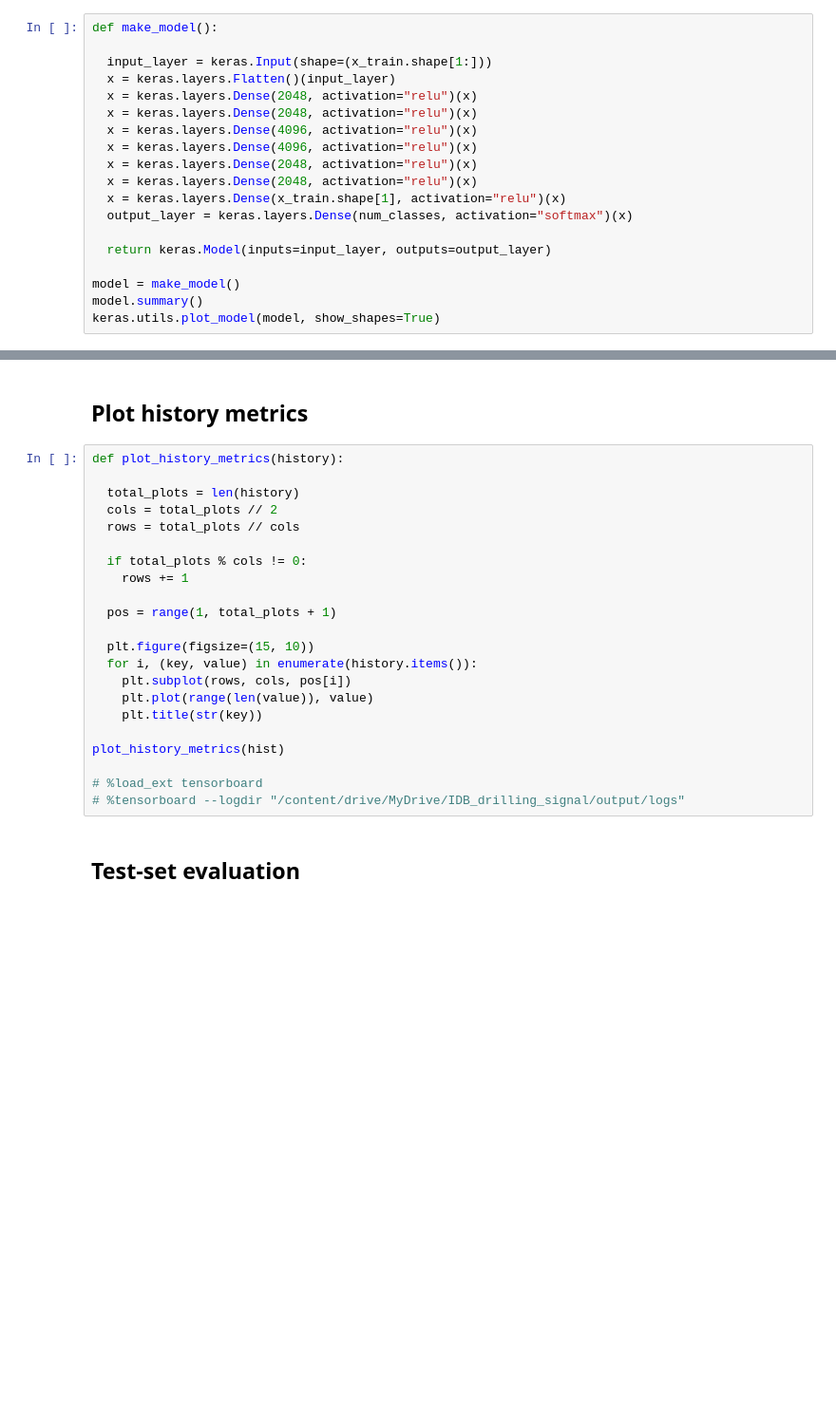
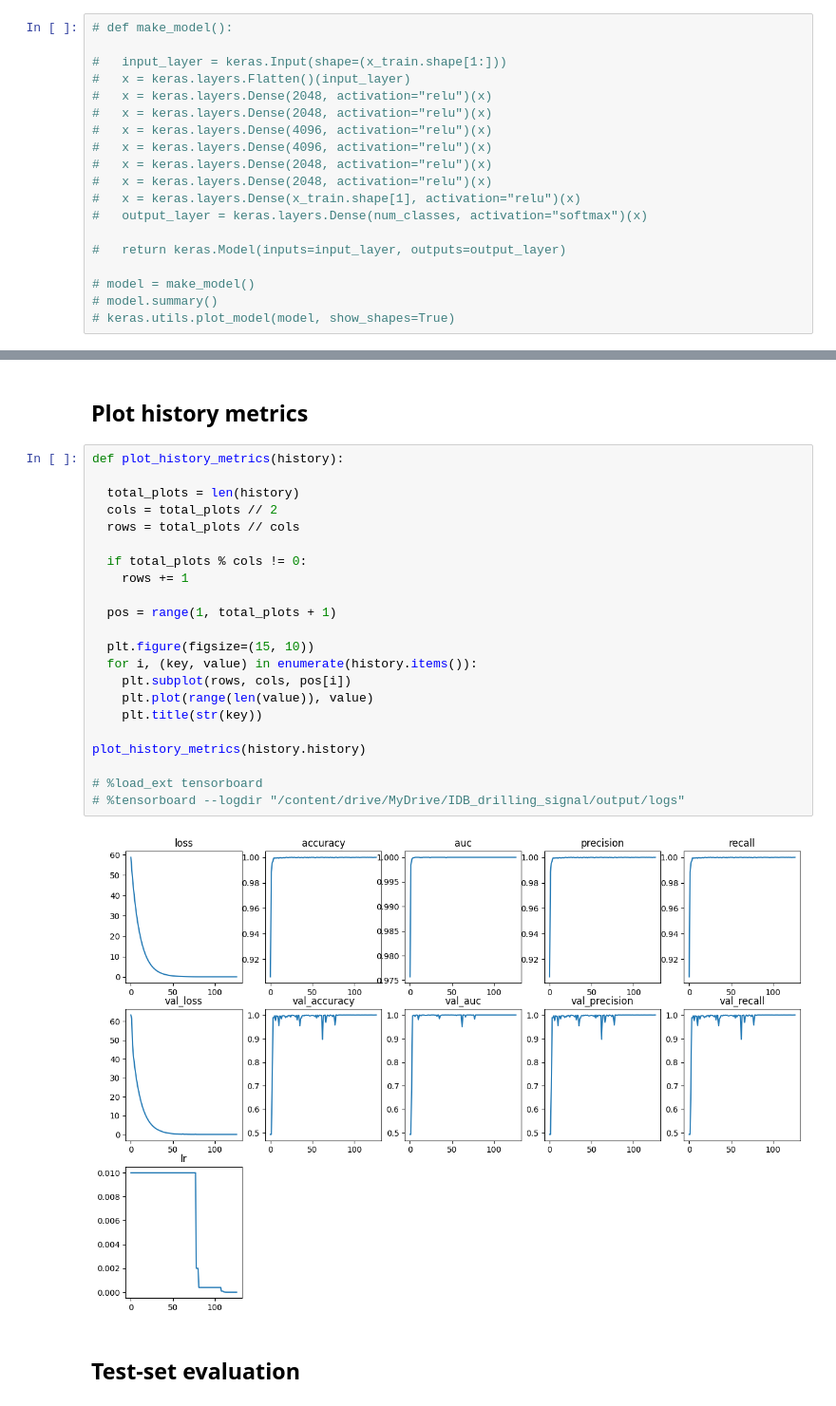
Before and after one commit to sunwucheng/IDB_drilling_signal, a Jupyter notebook: IDB_drilling_signal.ipynb, the cells around one changed output, grey strips where cells are left out. Shown at 95% size. Saved outputs shown, nothing was run; the diff lists cells and outputs as text; blank space fills up the shorter version.

```diff
--- a/IDB_drilling_signal.ipynb
+++ b/IDB_drilling_signal.ipynb
@@ -468,24 +560,24 @@ from tensorflow import keras
 # %% [markdown]
 ## 1D pure FC model
 # %%
-def make_model():
+# def make_model():
 
-  input_layer = keras.Input(shape=(x_train.shape[1:]))
-  x = keras.layers.Flatten()(input_layer)
-  x = keras.layers.Dense(2048, activation="relu")(x)
-  x = keras.layers.Dense(2048, activation="relu")(x)
-  x = keras.layers.Dense(4096, activation="relu")(x)
-  x = keras.layers.Dense(4096, activation="relu")(x)
-  x = keras.layers.Dense(2048, activation="relu")(x)
-  x = keras.layers.Dense(2048, activation="relu")(x)
-  x = keras.layers.Dense(x_train.shape[1], activation="relu")(x)
-  output_layer = keras.layers.Dense(num_classes, activation="softmax")(x)
+#   input_layer = keras.Input(shape=(x_train.shape[1:]))
+#   x = keras.layers.Flatten()(input_layer)
+#   x = keras.layers.Dense(2048, activation="relu")(x)
+#   x = keras.layers.Dense(2048, activation="relu")(x)
+#   x = keras.layers.Dense(4096, activation="relu")(x)
+#   x = keras.layers.Dense(4096, activation="relu")(x)
+#   x = keras.layers.Dense(2048, activation="relu")(x)
+#   x = keras.layers.Dense(2048, activation="relu")(x)
+#   x = keras.layers.Dense(x_train.shape[1], activation="relu")(x)
+#   output_layer = keras.layers.Dense(num_classes, activation="softmax")(x)
 
-  return keras.Model(inputs=input_layer, outputs=output_layer)
+#   return keras.Model(inputs=input_layer, outputs=output_layer)
 
-model = make_model()
-model.summary()
-keras.utils.plot_model(model, show_shapes=True)
+# model = make_model()
+# model.summary()
+# keras.utils.plot_model(model, show_shapes=True)
 # %% [markdown]
 ## 1D pure Conv model
 # %%
@@ -596,25 +725,27 @@ hist = np.load("/content/drive/MyDrive/IDB_drilling_signal/outputs/history.npy",
 # %%
 def plot_history_metrics(history):
 
   total_plots = len(history)
   cols = total_plots // 2
   rows = total_plots // cols
 
   if total_plots % cols != 0:
     rows += 1
 
   pos = range(1, total_plots + 1)
 
   plt.figure(figsize=(15, 10))
   for i, (key, value) in enumerate(history.items()):
     plt.subplot(rows, cols, pos[i])
     plt.plot(range(len(value)), value)
     plt.title(str(key))
 
-plot_history_metrics(hist)
+plot_history_metrics(history.history)
 
 # %load_ext tensorboard
 # %tensorboard --logdir "/content/drive/MyDrive/IDB_drilling_signal/output/logs"
+# %% [output]
+[figure, added]
 # %% [markdown]
 ## Test-set evaluation
 # %%
```
Also changed, not shown: parts of 13 cells of this notebook.
